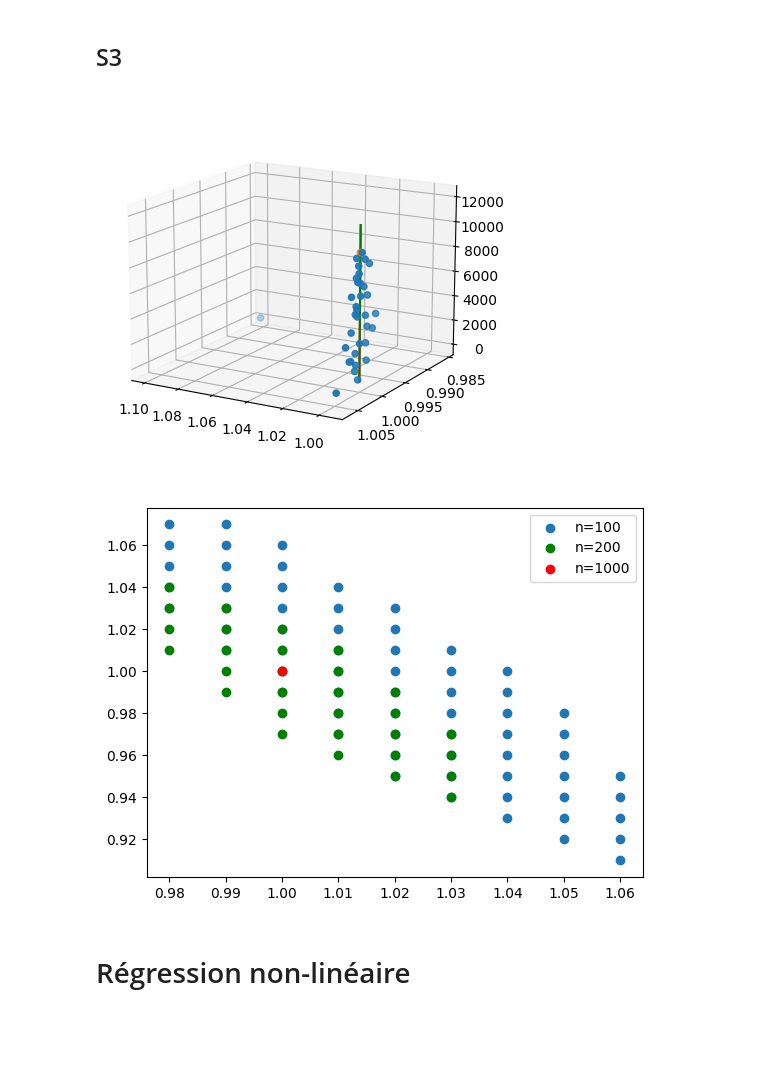
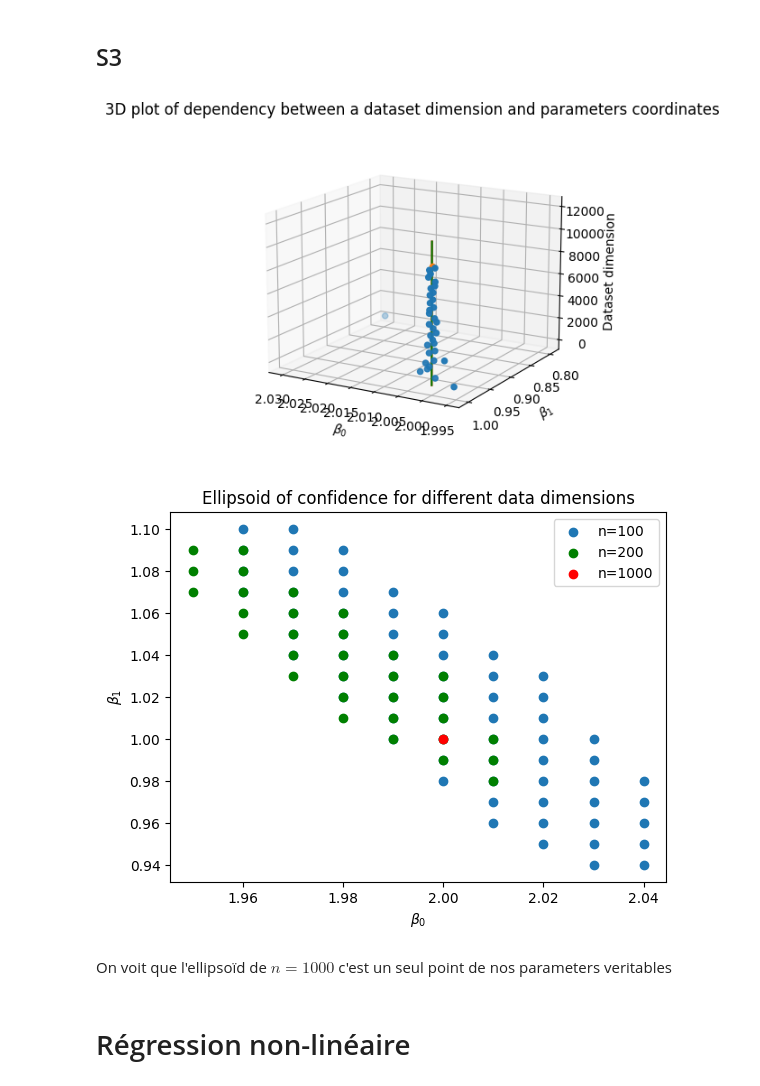
Before and after one commit to isaigordeev/Regressions, a Jupyter notebook: IsaiGordeev_ZhichengHui_Régressions.ipynb, the cells around one changed output. Cells and saved outputs as stored; diff of their text form; code cells hidden in the pictures; blank space fills up the shorter version.

```diff
--- a/IsaiGordeev_ZhichengHui_Régressions.ipynb
+++ b/IsaiGordeev_ZhichengHui_Régressions.ipynb
@@ -220,6 +223,11 @@ for x in range(len(betas)):
     ell = ellipsoid(dataset)
     axs[x].scatter(ell[0], ell[1])
     axs[x].set_title(betas[x])
+    axs[x].set_xlabel(r'$\beta_0$')
+    axs[x].set_ylabel(r'$\beta_1$')
 
+
+fig.suptitle('Ellipsoids of confidence (different initial parameters)')
 fig.tight_layout()
+plt.show()
 # %% [output]
@@ -308,34 +318,39 @@ $$ \lim_{n \rightarrow \infty} {\hat \beta^n} = \beta \; p.s. $$
 ## S3
 # %%
 n = 10000
-initial_beta = (1, 1)
 betas_n = np.zeros([n, 2])
 betas_n[0] = initial_beta
 
 i = 0
 for x in range(1, n, 300):
     dataset = generator_noisy_linear(initial_beta, 10*x, sigma)
     betas_n[i] = matrix_calc(dataset)[4]
     i += 1
 
 betas_n = betas_n[:i]
 
 x_arr = betas_n[:, 0]
 y_arr = betas_n[:, 1]
 
 fig = plt.figure()
 ax = fig.add_subplot(111, projection='3d')
 
 ax.scatter(x_arr, y_arr, range(1, n, 300))
 ax.scatter(initial_beta[0], initial_beta[1], 10000, 'bo')
 ax.plot([initial_beta[0], initial_beta[0]], [initial_beta[1], initial_beta[1]],
         [0, 1.2*n], color='red')
 ax.plot([initial_beta[0], initial_beta[0]], [initial_beta[1], initial_beta[1]],
         [0, 1.2*n], color='green')
 
+ax.set_xlabel(r'$\beta_0$')
+ax.set_ylabel(r'$\beta_1$')
+ax.set_zlabel('Dataset dimension')
+ax.set_title('3D plot of dependency between a dataset dimension and parameters coordinates')
 ax.view_init(elev=15, azim=120)
+
+plt.show()
 # %% [output]
-[figure, old version]
+[figure, new version]
 # %%
 
 dataset1 = generator_noisy_linear(initial_beta, 10000, sigma)
@@ -348,9 +363,14 @@ plt.scatter(ell2[0], ell2[1], label='n=100')
 plt.scatter(ell3[0], ell3[1], color='green', label='n=200')
 plt.scatter(ell1[0], ell1[1], color='red', label='n=1000')
 plt.legend()
+plt.xlabel(r'$\beta_0$')
+plt.ylabel(r'$\beta_1$')
+plt.title('Ellipsoid of confidence for different data dimensions')
 plt.show()
 # %% [output]
-[figure, old version]
+[figure, new version]
+# %% [markdown]
+On voit que l'ellipsoïd de $n = 1000$ c'est un seul point de nos parameters veritables
 # %% [markdown]
 # Régression non-linéaire
 # %% [markdown]
```
Also changed, not shown: parts of 13 cells of this notebook.
